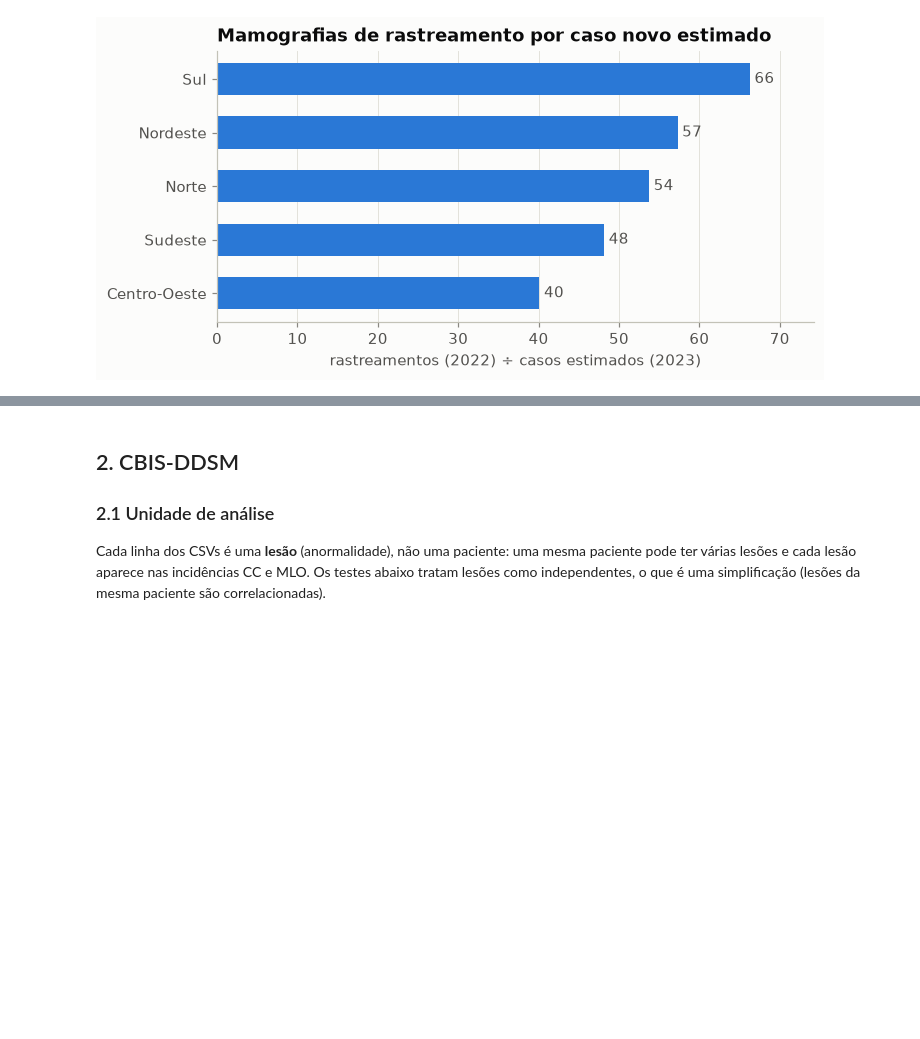
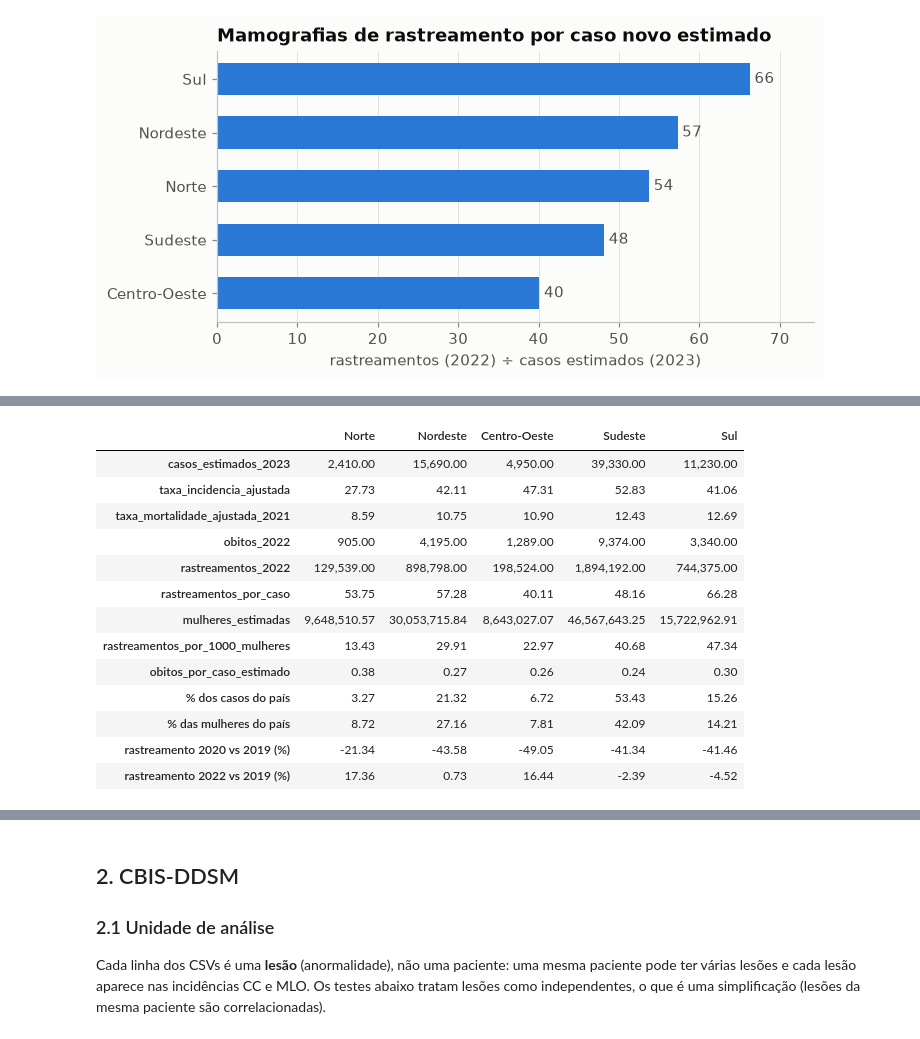
Before and after one commit to mairaallacerda/representatividade-mamografias-br, a Jupyter notebook: notebooks/01_analise_exploratoria.ipynb, the cells around one changed output, grey strips where cells are left out. Saved outputs shown, nothing was run; the diff lists cells and outputs as text; code cells hidden in the pictures; blank space fills up the shorter version.

```diff
--- a/notebooks/01_analise_exploratoria.ipynb
+++ b/notebooks/01_analise_exploratoria.ipynb
@@ -208,0 +224,44 @@ salvar(fig, "04_rastreamento_por_caso_regiao")
+# %%
+from src.visualization.painel_dados import SIGLAS
+
+uf_inc = inca_inc.query("nivel == 'uf'").pivot_table(index="localidade", columns="indicador", values="valor")
+ufs = pd.DataFrame({
+    "regiao": pd.Series(config.UF_PARA_REGIAO),
+    "sigla": pd.Series(SIGLAS),
+    "casos_estimados_2023": uf_inc["casos_estimados"],
+    "taxa_incidencia_ajustada": uf_inc["taxa_ajustada_100mil"],
+    "mulheres": uf_inc["casos_estimados"] / uf_inc["taxa_bruta_100mil"] * 1e5,
+    "rastreamentos_2022": sia_rast.query("nivel == 'uf' and ano == 2022").set_index("localidade")["valor"],
+    "obitos_2022": sim_uf.query("nivel == 'uf' and ano == 2022").set_index("localidade")["valor"],
+})
+ufs["rastreamentos_por_1000"] = 1000 * ufs["rastreamentos_2022"] / ufs["mulheres"]
+
+rast_uf_ano = sia_rast.query("nivel == 'uf'").assign(regiao=lambda d: d["localidade"].map(config.UF_PARA_REGIAO))
+rast_regiao_ano = rast_uf_ano.pivot_table(index="ano", columns="regiao", values="valor", aggfunc="sum")
+
+somas = ufs.groupby("regiao")[["mulheres", "rastreamentos_2022", "obitos_2022", "casos_estimados_2023"]].sum()
+regioes["mulheres_estimadas"] = somas["mulheres"]
+regioes["rastreamentos_por_1000_mulheres"] = 1000 * somas["rastreamentos_2022"] / somas["mulheres"]
+regioes["obitos_por_caso_estimado"] = somas["obitos_2022"] / somas["casos_estimados_2023"]
+regioes["% dos casos do país"] = 100 * somas["casos_estimados_2023"] / somas["casos_estimados_2023"].sum()
+regioes["% das mulheres do país"] = 100 * somas["mulheres"] / somas["mulheres"].sum()
+regioes["rastreamento 2020 vs 2019 (%)"] = 100 * (rast_regiao_ano.loc[2020] / rast_regiao_ano.loc[2019] - 1)
+regioes["rastreamento 2022 vs 2019 (%)"] = 100 * (rast_regiao_ano.loc[2022] / rast_regiao_ano.loc[2019] - 1)
+
+ORDEM_REGIOES = ["Norte", "Nordeste", "Centro-Oeste", "Sudeste", "Sul"]
+regioes.reindex(ORDEM_REGIOES).T
+# %% [output]
+|  | Norte | Nordeste | Centro-Oeste | Sudeste | Sul |
+| casos_estimados_2023 | 2,410.00 | 15,690.00 | 4,950.00 | 39,330.00 | 11,230.00 |
+| taxa_incidencia_ajustada | 27.73 | 42.11 | 47.31 | 52.83 | 41.06 |
+| taxa_mortalidade_ajustada_2021 | 8.59 | 10.75 | 10.90 | 12.43 | 12.69 |
+| obitos_2022 | 905.00 | 4,195.00 | 1,289.00 | 9,374.00 | 3,340.00 |
+| rastreamentos_2022 | 129,539.00 | 898,798.00 | 198,524.00 | 1,894,192.00 | 744,375.00 |
+| rastreamentos_por_caso | 53.75 | 57.28 | 40.11 | 48.16 | 66.28 |
+| mulheres_estimadas | 9,648,510.57 | 30,053,715.84 | 8,643,027.07 | 46,567,643.25 | 15,722,962.91 |
+| rastreamentos_por_1000_mulheres | 13.43 | 29.91 | 22.97 | 40.68 | 47.34 |
+| obitos_por_caso_estimado | 0.38 | 0.27 | 0.26 | 0.24 | 0.30 |
+| % dos casos do país | 3.27 | 21.32 | 6.72 | 53.43 | 15.26 |
+| % das mulheres do país | 8.72 | 27.16 | 7.81 | 42.09 | 14.21 |
+| rastreamento 2020 vs 2019 (%) | -21.34 | -43.58 | -49.05 | -41.34 | -41.46 |
+| rastreamento 2022 vs 2019 (%) | 17.36 | 0.73 | 16.44 | -2.39 | -4.52 |
```
Also changed, not shown: parts of 9 cells of this notebook, 3 other files.
